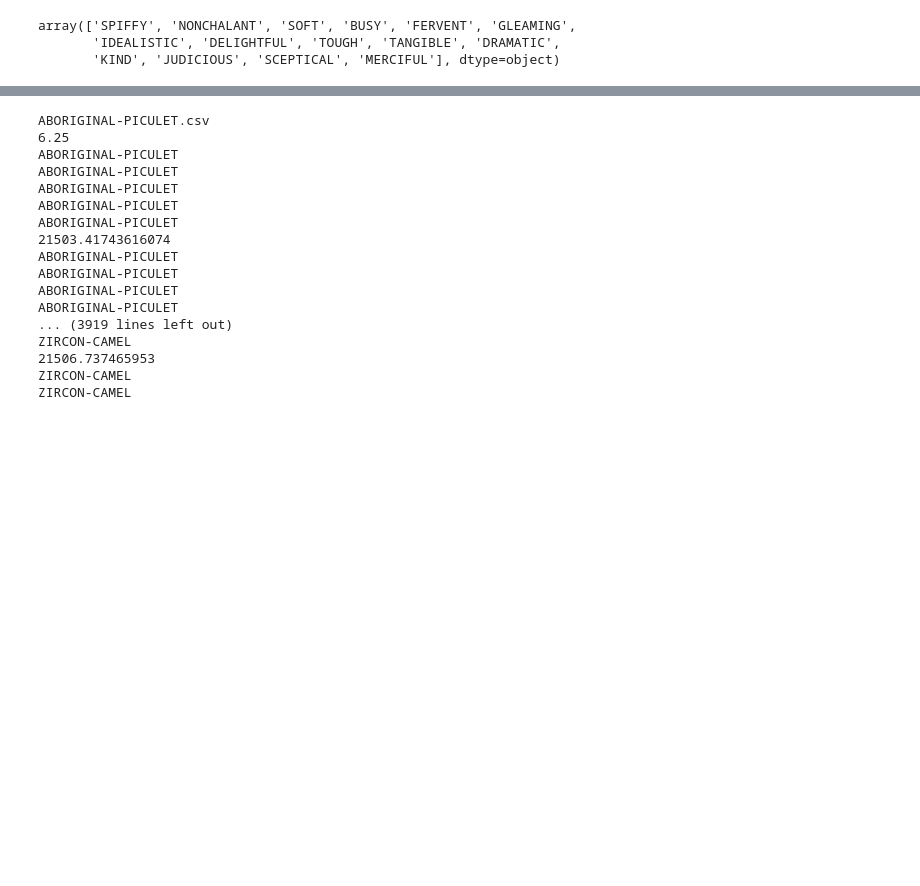
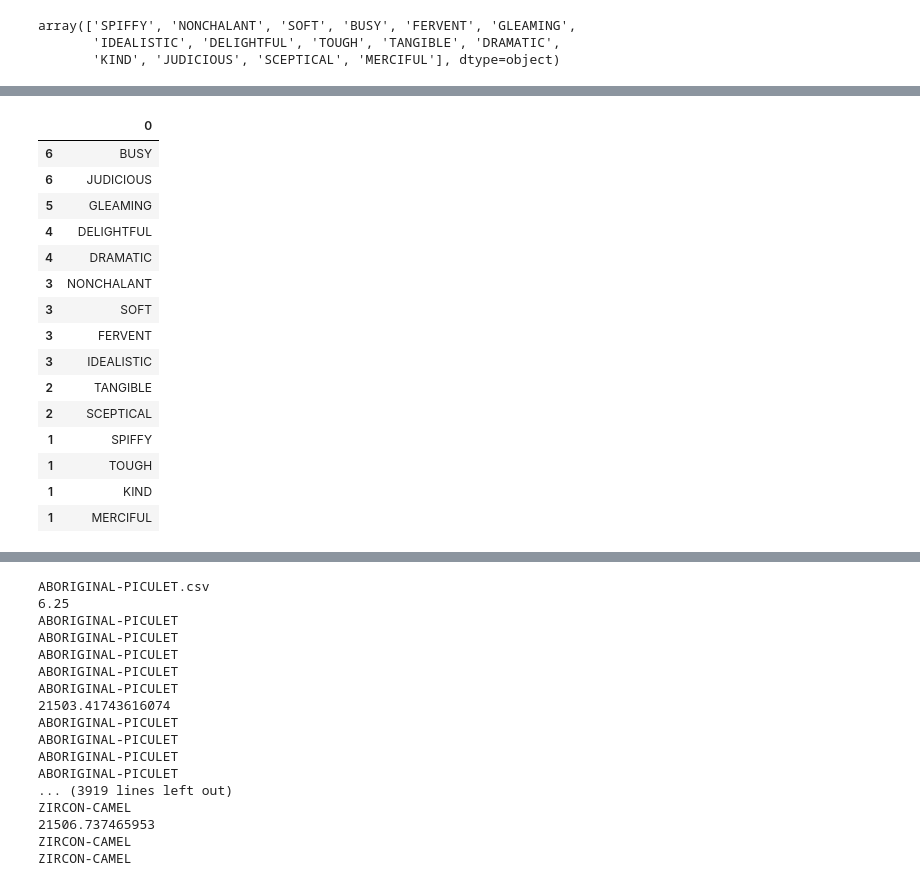
Before and after one commit to Jay4Codes/BakerHughes-DataViz, a Jupyter notebook: EDA.ipynb, the cells around one changed output, grey strips where cells are left out. Cells and saved outputs as stored; diff of their text form; code cells hidden in the pictures; blank space fills up the shorter version.

```diff
--- a/EDA.ipynb
+++ b/EDA.ipynb
@@ -44,0 +53,26 @@ map
+# %%
+values = site_df['CUSTOMER_NAME'].value_counts().to_dict()
+keys = list(values.keys())
+keys
+cust_val = list(values.values())
+cust_val
+chart_data = pd.DataFrame(list(values.keys()), list(values.values()))
+
+chart_data
+# %% [output]
+|  | 0 |
+| 6 | BUSY |
+| 6 | JUDICIOUS |
+| 5 | GLEAMING |
+| 4 | DELIGHTFUL |
+| 4 | DRAMATIC |
+| 3 | NONCHALANT |
+| 3 | SOFT |
+| 3 | FERVENT |
+| 3 | IDEALISTIC |
+| 2 | TANGIBLE |
+| 2 | SCEPTICAL |
+| 1 | SPIFFY |
+| 1 | TOUGH |
+| 1 | KIND |
+| 1 | MERCIFUL |
```
Also changed, not shown: parts of 3 cells of this notebook, 1 other file.
